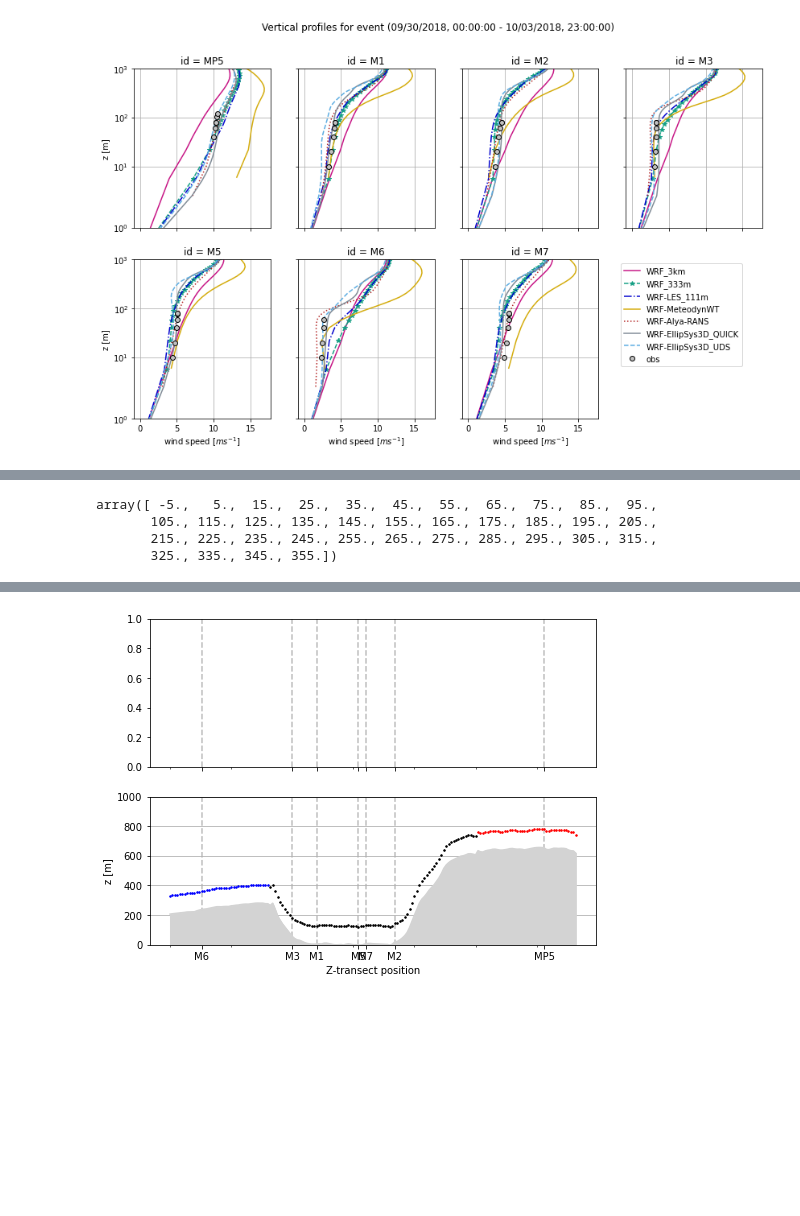
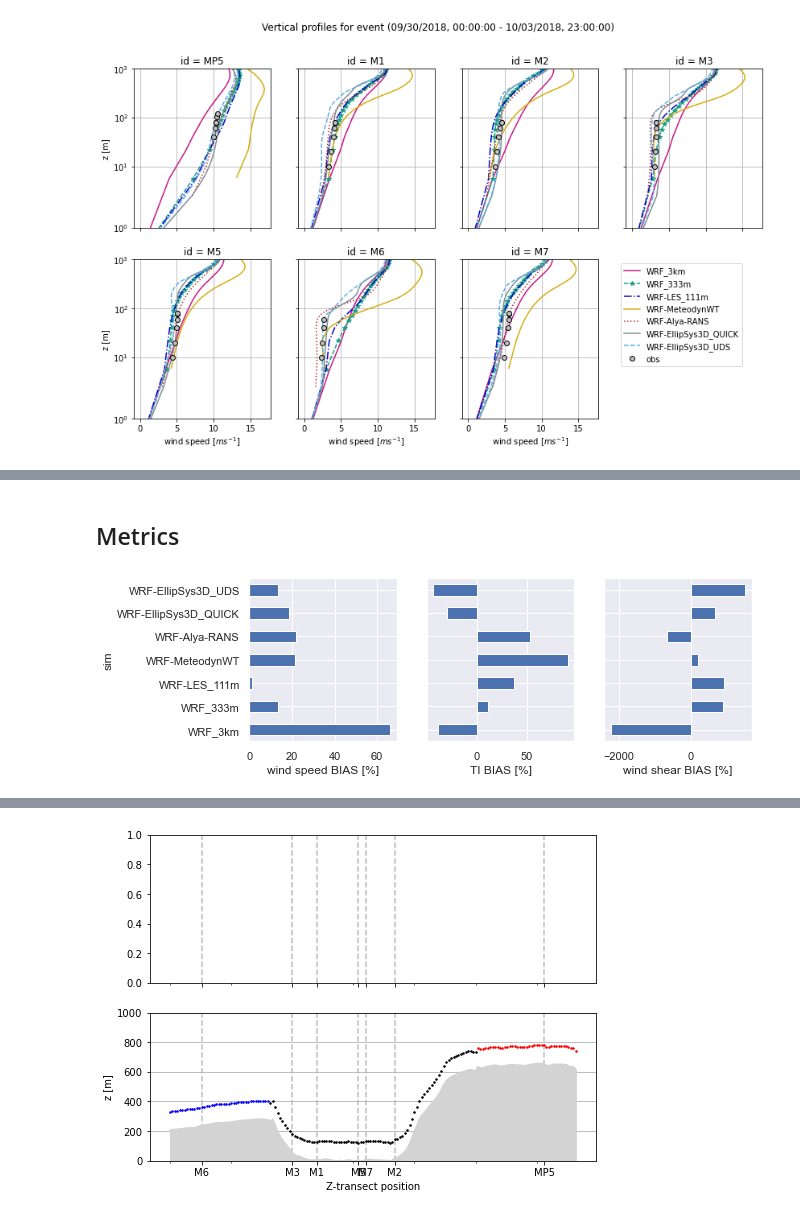
Before and after one commit to jsrodrigo/alex17, a Jupyter notebook: ALEX17_DiurnalCycles_Benchmark.ipynb, the cells around one changed output, grey strips where cells are left out. Saved outputs shown, nothing was run; the diff lists cells and outputs as text; code cells hidden in the pictures; blank space fills up the shorter version.

Commit message:
Added metrics and summary plots

```diff
--- a/ALEX17_DiurnalCycles_Benchmark.ipynb
+++ b/ALEX17_DiurnalCycles_Benchmark.ipynb
@@ -248,7 +252,38 @@ ax = masts_sims_vs_obs_binavrg_profiles_plot(select_bin, masts_obs_mean, masts_s
-# %%
-WDbins[]
-# %% [output]
-array([ -5.,   5.,  15.,  25.,  35.,  45.,  55.,  65.,  75.,  85.,  95.,
-       105., 115., 125., 135., 145., 155., 165., 175., 185., 195., 205.,
-       215., 225., 235., 245., 255., 265., 275., 285., 295., 305., 315.,
-       325., 335., 345., 355.])
+# %% [markdown]
+## Metrics
+# %%
+Nmin = 3
+vars_eval = ['wind_speed','turbulence_intensity','wind_shear']
+z_eval = masts_obs_mean.coords['height'].values.tolist()
+masts_obs_eval = masts_obs_mean[vars_eval]
+masts_sim_eval = []
+masts_bias = []; masts_mae = [] # metrics per bin
+mean_bias = []; mean_mae = [] # mean metrics all masts and bin combined
+for i_sim in range(0,n_sim):
+    masts_sim_eval.append(masts_sim_mean[i_sim][vars_eval].interp(height = z_eval))
+    masts_sim_eval[i_sim] = masts_sim_eval[i_sim].drop_sel(id = 'WLS70')
+
+    masts_bias.append(100*(masts_sim_eval[i_sim] - masts_obs_eval)/masts_obs_eval) # normalized bias in %
+    masts_mae.append(abs(masts_bias[i_sim]))
+    mean_bias.append(masts_bias[i_sim].mean(dim = ['height','id','wd','zL'], skipna = True))
+    mean_mae.append(masts_mae[i_sim].mean(dim = ['height','id','wd','zL'], skipna = True))
+
+# Add sim as xarray dimension
+sim_labels = sims['Label'].values
+masts_sim_eval = xr.concat([masts_sim_eval[i_sim] for i_sim in range(n_sim)], pd.Index([sim_labels[i_sim] for i_sim in range(n_sim)], name='sim'))
+masts_bias = xr.concat([masts_bias[i_sim] for i_sim in range(n_sim)], pd.Index([sim_labels[i_sim] for i_sim in range(n_sim)], name='sim'))
+masts_mae = xr.concat([masts_mae[i_sim] for i_sim in range(n_sim)], pd.Index([sim_labels[i_sim] for i_sim in range(n_sim)], name='sim'))
+mean_bias = xr.concat([mean_bias[i_sim] for i_sim in range(n_sim)], pd.Index([sim_labels[i_sim] for i_sim in range(n_sim)], name='sim'))
+mean_mae = xr.concat([mean_mae[i_sim] for i_sim in range(n_sim)], pd.Index([sim_labels[i_sim] for i_sim in range(n_sim)], name='sim'))
+# %%
+# Plot mean bias
+sns.set_theme()
+fig, ax = plt.subplots(nrows=1, ncols=3,figsize=(9, 3), sharey = True)
+series = mean_bias.wind_speed.to_series()
+series.plot.barh(ax=ax[0]); ax[0].set_xlabel('wind speed BIAS [%]'); ax[0].grid(True)
+series = mean_bias.turbulence_intensity.to_series()
+series.plot.barh(ax=ax[1]); ax[1].set_xlabel('TI BIAS [%]'); ax[1].grid(True)
+series = mean_bias.wind_shear.to_series()
+series.plot.barh(ax=ax[2]); ax[2].set_xlabel('wind shear BIAS [%]'); ax[2].grid(True)
+# %% [output]
+[figure, added]
```
Also changed, not shown: parts of 5 cells of this notebook, 1 other file.
